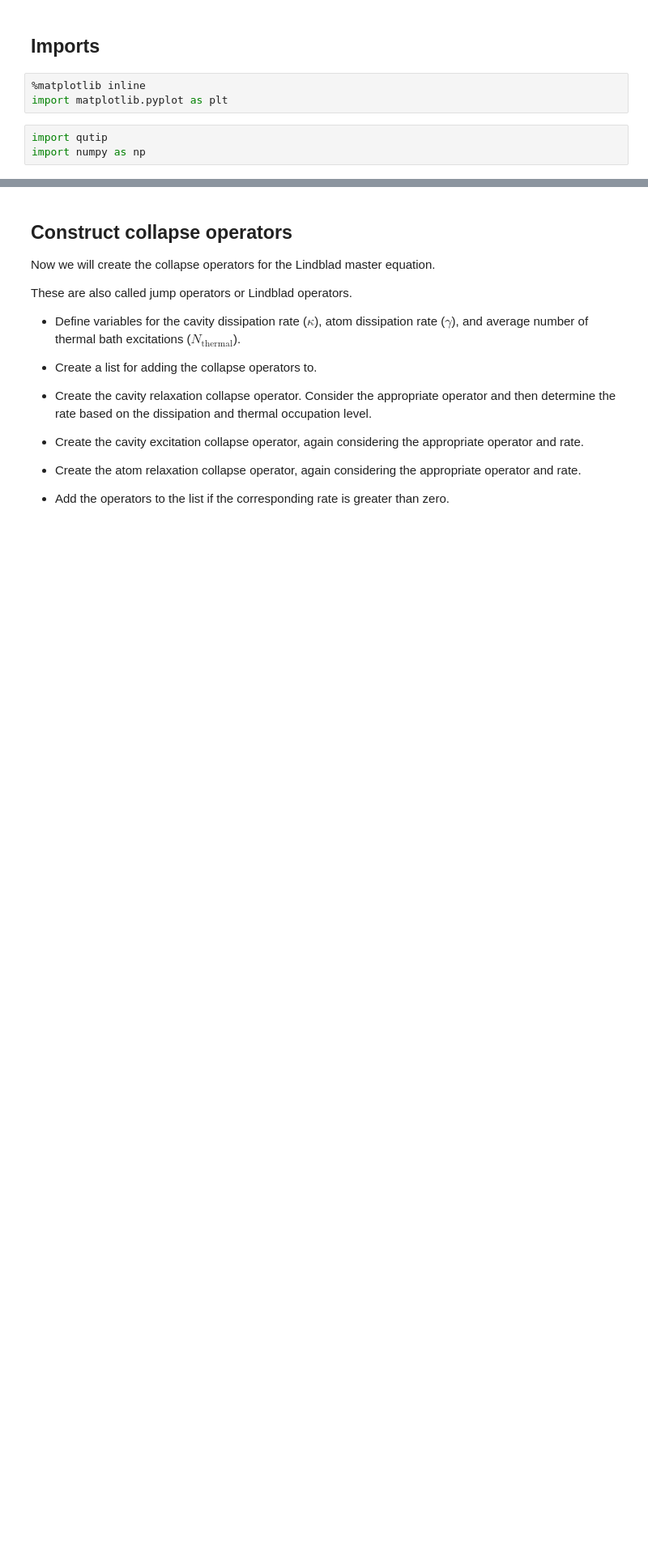
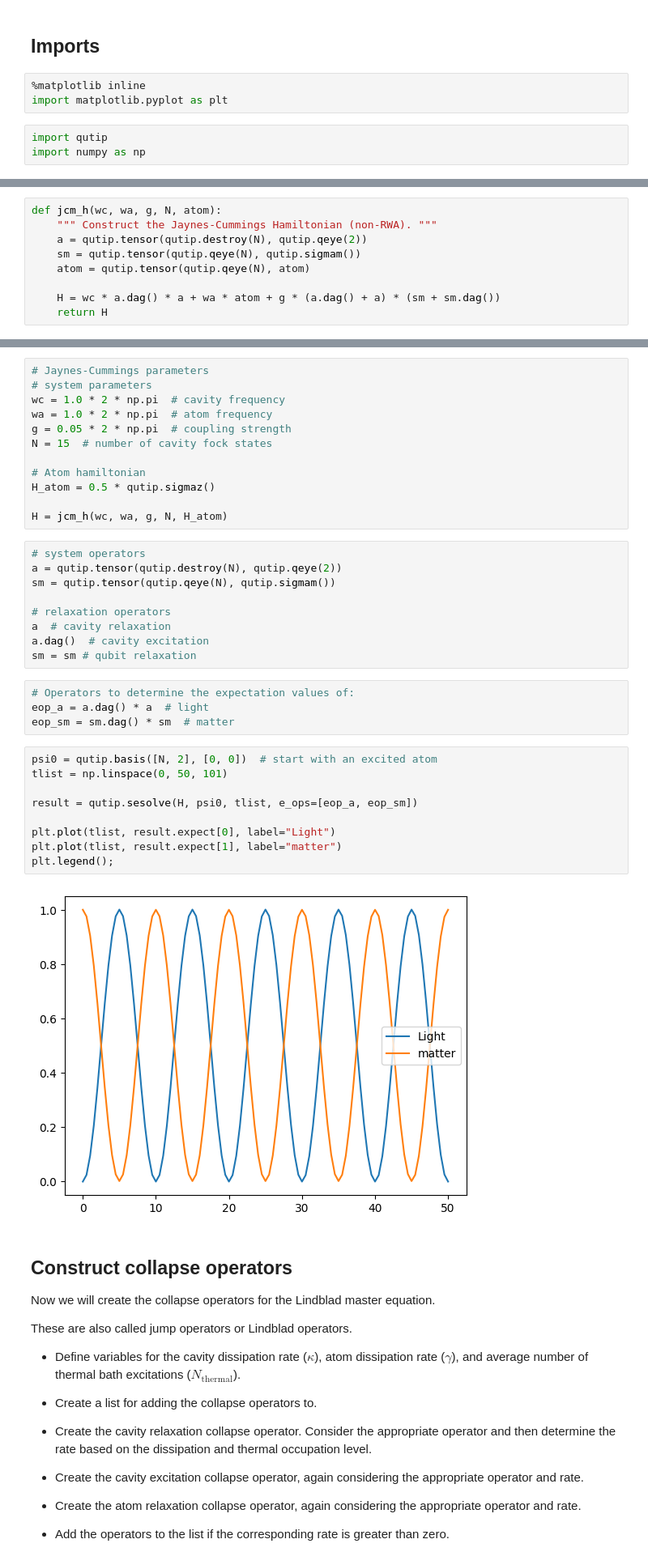
Before and after one commit to hodgestar/qutip-asqsqis-2022, a Jupyter notebook: _sources/student-tutorials/04-qutip-jcm-ii.ipynb, the cells around one changed output, grey strips where cells are left out. Shown: that part at 81% size. Saved outputs shown, nothing was run; the diff lists cells and outputs as text; blank space fills up the shorter version.

```diff
--- a/_sources/student-tutorials/04-qutip-jcm-ii.ipynb
+++ b/_sources/student-tutorials/04-qutip-jcm-ii.ipynb
@@ -19,0 +22,9 @@ import numpy as np
+# %%
+def jcm_h(wc, wa, g, N, atom):
+    """ Construct the Jaynes-Cummings Hamiltonian (non-RWA). """
+    a = qutip.tensor(qutip.destroy(N), qutip.qeye(2))
+    sm = qutip.tensor(qutip.qeye(N), qutip.sigmam())
+    atom = qutip.tensor(qutip.qeye(N), atom)
+
+    H = wc * a.dag() * a + wa * atom + g * (a.dag() + a) * (sm + sm.dag())
+    return H
@@ -20,3 +44,39 @@ import numpy as np
+# %%
+# Jaynes-Cummings parameters
+# system parameters
+wc = 1.0 * 2 * np.pi  # cavity frequency
+wa = 1.0 * 2 * np.pi  # atom frequency
+g = 0.05 * 2 * np.pi  # coupling strength
+N = 15  # number of cavity fock states
+
+# Atom hamiltonian
+H_atom = 0.5 * qutip.sigmaz()
+
+H = jcm_h(wc, wa, g, N, H_atom)
+# %%
+# system operators
+a = qutip.tensor(qutip.destroy(N), qutip.qeye(2))
+sm = qutip.tensor(qutip.qeye(N), qutip.sigmam())
+
+# relaxation operators
+a  # cavity relaxation
+a.dag()  # cavity excitation
+sm = sm # qubit relaxation
+# %%
+# Operators to determine the expectation values of:
+eop_a = a.dag() * a  # light
+eop_sm = sm.dag() * sm  # matter
+# %%
+psi0 = qutip.basis([N, 2], [0, 0])  # start with an excited atom
+tlist = np.linspace(0, 50, 101)
+
+result = qutip.sesolve(H, psi0, tlist, e_ops=[eop_a, eop_sm])
+
+plt.plot(tlist, result.expect[0], label="Light")
+plt.plot(tlist, result.expect[1], label="matter")
+plt.legend();
+# %% [output]
+[figure, added]
 # %% [markdown]
 ## Construct collapse operators
 
```
Also changed, not shown: parts of 3 cells of this notebook, 47 other files.
